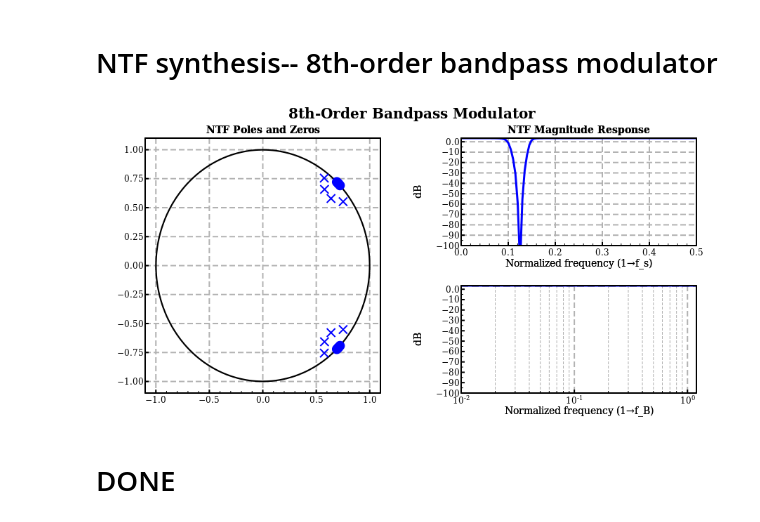
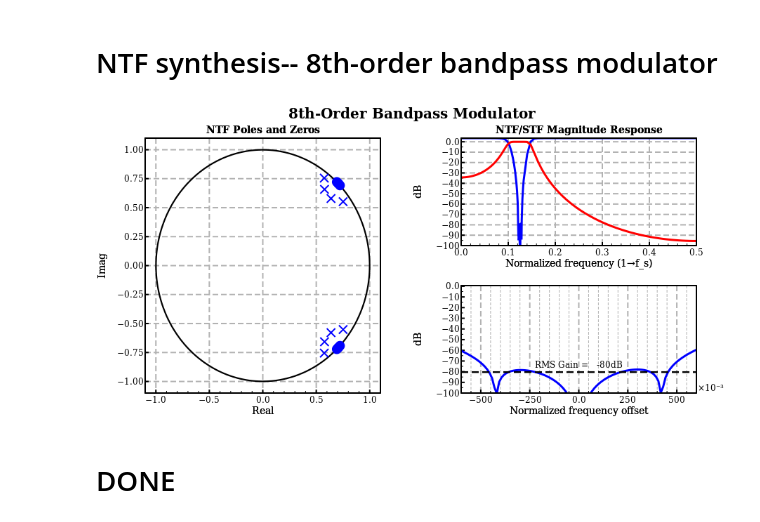
Before and after one commit to ma-laforge/FileRepo, a Jupyter notebook: RSDeltaSigmaPort/notebook/dsdemo1.ipynb, the cells around one changed output. Cells and saved outputs as stored; diff of their text form; code cells hidden in the pictures.

```diff
--- a/RSDeltaSigmaPort/notebook/dsdemo1.ipynb
+++ b/RSDeltaSigmaPort/notebook/dsdemo1.ipynb
@@ -45,13 +45,20 @@ inlinedisp(plot, AR=2/1)
 # NTF synthesis-- 8th-order bandpass modulator
 # %%
 OSR = 64
+order = 8
 f0 = 0.125 #fs/8
 
-NTF8bp_opt2 = synthesizeNTF(8, OSR, opt=2, f0=f0)
-plot = plotNTF(NTF8bp_opt2, OSR, color=:blue)
+NTF8bp_opt2 = synthesizeNTF(order, OSR, opt=2, f0=f0)
+function gainNTF(order, OSR, NTF)
+	G = _zpk(zeros(array_round(order/2)),NTF.p,1,1)
+	G.k = 1/abs(evalTF(G,exp(2π*j*f0)))
+	return G
+end
+G = gainNTF(order, OSR, NTF8bp_opt2)
+plot = plotNTF(NTF8bp_opt2, OSR, color=:blue, f0=f0, G=G)
 plot.title = "8th-Order Bandpass Modulator"
 inlinedisp(plot, AR=2/1)
 # %% [output]
-[figure, old version]
+[figure, new version]
 # %% [markdown]
 # DONE
```
Also changed, not shown: parts of 3 cells of this notebook.
